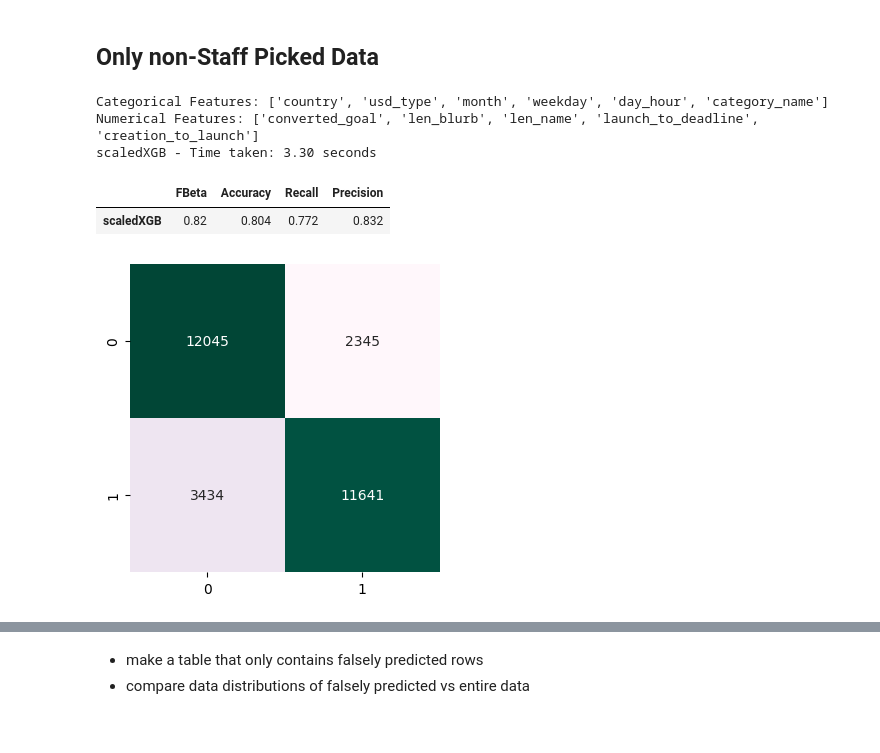
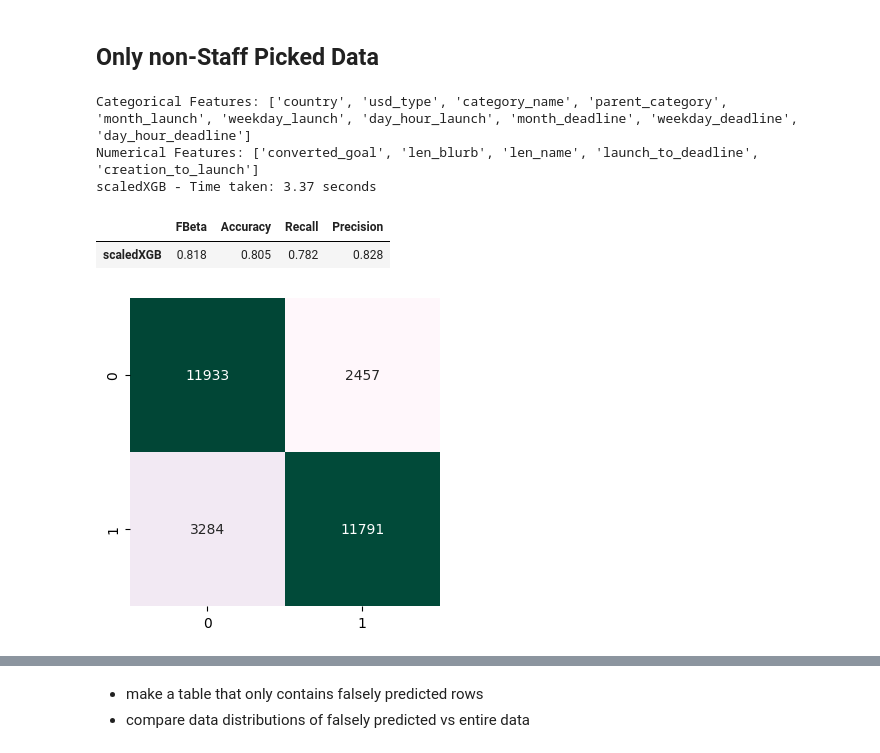
Before and after one commit to joshuadbeil/kickstarter_challenge, a Jupyter notebook: 04-error-analysis.ipynb, the cells around one changed output, grey strips where cells are left out. Saved outputs shown, nothing was run; the diff lists cells and outputs as text; code cells hidden in the pictures.

```diff
--- a/04-error-analysis.ipynb
+++ b/04-error-analysis.ipynb
@@ -258,42 +259,44 @@ sns.heatmap(confusion_matrix(y_test_og, og_predictions['scaledXGB']), fmt='g', a
 data = pd.read_csv('data/processed/kickstarter_clean.csv')
 
 
-data = data.drop(['usd_pledged','backers_count'], axis=1)
-data.day_hour = data.day_hour.astype(str)
-data.sample(5, random_state=RSEED)
+# Include staff pick
+
+data['day_hour_launch'] = data['day_hour_launch'].astype(str)
+data['day_hour_deadline'] = data['day_hour_deadline'].astype(str)
+data = data.drop(['usd_pledged','pledge_per_backer'], axis=1)
 
 
 # Drop all Rows where staff pick == True
 
 data = data.drop(data[data['staff_pick'] == True].index)
 data = data.drop(['staff_pick'], axis=1)
 
 y = data['state']
 X = data.drop('state', axis=1)
 
 X_train, X_test, y_train, y_test = train_test_split(X,y, stratify = y, test_size = 0.2, random_state = RSEED)
 
 
 target = 'state'
 num_features, cat_features = process.num_cat_features(data, target=target)
 models = {'XGB':  XGBClassifier(seed=RSEED)}
 
 
 preprocessor = process.create_preprocessor(num_features, cat_features)
 scaled_models = process.model_process_pipeline(models, preprocessor, prefix='scaled')
 
 
-predictes_y_test_dict = process.model_test_predict(X_train, X_test, y_train, scaled_models)
+predictes_y_test_dict, _ = process.model_test_predict(X_train, X_test, y_train, scaled_models)
 display(vs.nice_scores(y_test, predictes_y_test_dict))
 
 fig, ax = plt.subplots(figsize=(4,4))
 sns.heatmap(confusion_matrix(y_test, predictes_y_test_dict['scaledXGB']), fmt='g', annot=True, cmap='PuBuGn', cbar=False);
 # %% [output]
-Categorical Features: ['country', 'usd_type', 'month', 'weekday', 'day_hour', 'category_name']
+Categorical Features: ['country', 'usd_type', 'category_name', 'parent_category', 'month_launch', 'weekday_launch', 'day_hour_launch', 'month_deadline', 'weekday_deadline', 'day_hour_deadline']
 Numerical Features: ['converted_goal', 'len_blurb', 'len_name', 'launch_to_deadline', 'creation_to_launch']
-scaledXGB - Time taken: 3.30 seconds
+scaledXGB - Time taken: 3.37 seconds
 |  | FBeta | Accuracy | Recall | Precision |
-| scaledXGB | 0.82 | 0.804 | 0.772 | 0.832 |
+| scaledXGB | 0.818 | 0.805 | 0.782 | 0.828 |
 [figure]
 # %%
 og_predictions = {}
```
Also changed, not shown: parts of 10 cells of this notebook.
